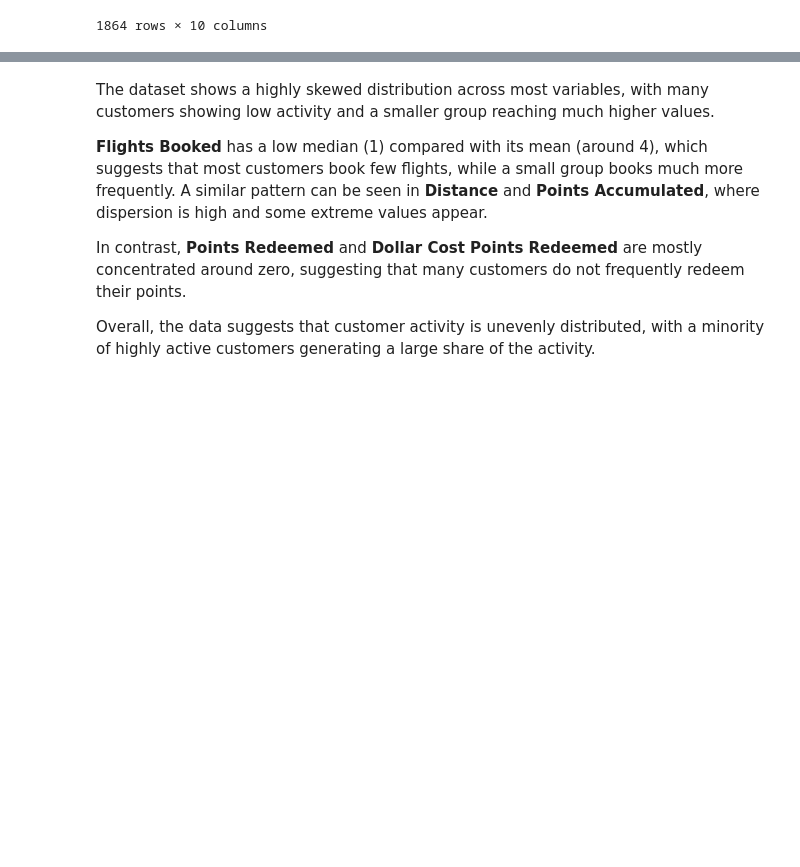
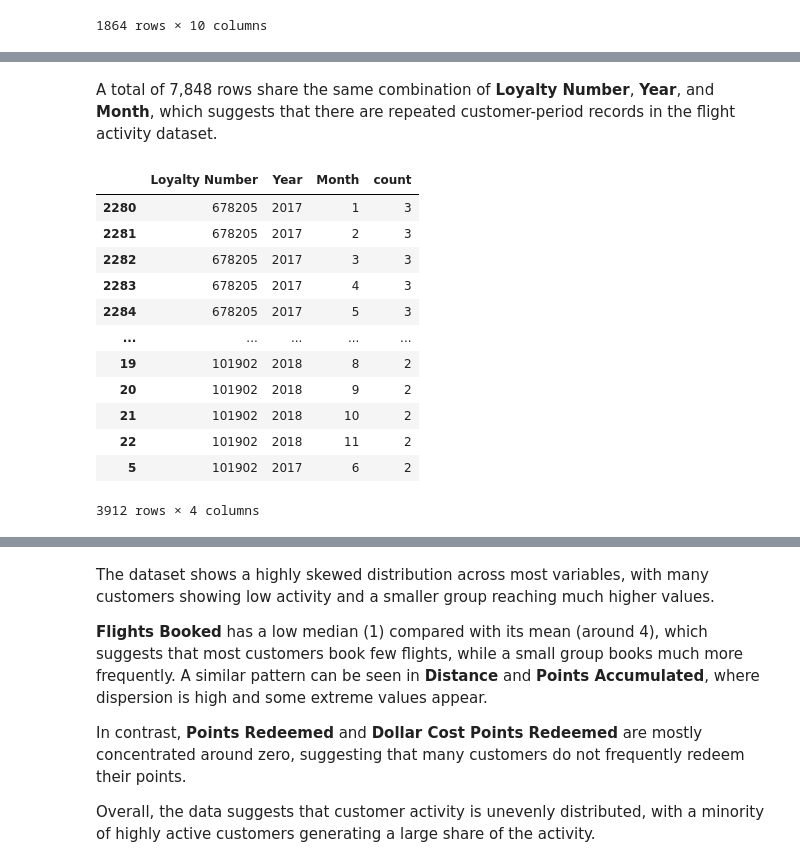
Before and after one commit to Adalab/bda-modulo-3-evaluacion-final-iramana8, a Jupyter notebook: notebooks/01_eda_and_transformation.ipynb, the cells around one changed output, grey strips where cells are left out. Cells and saved outputs as stored; diff of their text form; code cells hidden in the pictures; blank space fills up the shorter version.

```diff
--- a/notebooks/01_eda_and_transformation.ipynb
+++ b/notebooks/01_eda_and_transformation.ipynb
@@ -118,3 +152,23 @@ Customer Flight Activity contains 1864 duplicated entries.
+# %% [markdown]
+A total of 7,848 rows share the same combination of **Loyalty Number**, **Year**, and **Month**, which suggests that there are repeated customer-period records in the flight activity dataset.
+# %%
+# We calculate now how many entries there are per combination of Loyalty Number, Year and Month
+
+duplicates_period.groupby(["Loyalty Number", "Year", "Month"]).size().reset_index(name="count").sort_values("count", ascending=False)
+# %% [output]
+|  | Loyalty Number | Year | Month | count |
+| 2280 | 678205 | 2017 | 1 | 3 |
+| 2281 | 678205 | 2017 | 2 | 3 |
+| 2282 | 678205 | 2017 | 3 | 3 |
+| 2283 | 678205 | 2017 | 4 | 3 |
+| 2284 | 678205 | 2017 | 5 | 3 |
+| ... | ... | ... | ... | ... |
+| 19 | 101902 | 2018 | 8 | 2 |
+| 20 | 101902 | 2018 | 9 | 2 |
+| 21 | 101902 | 2018 | 10 | 2 |
+| 22 | 101902 | 2018 | 11 | 2 |
+| 5 | 101902 | 2017 | 6 | 2 |
+3912 rows × 4 columns
 # %%
 # Descriptive statistics for the (numeric) variables in the first dataset
 
```
Also changed, not shown: parts of 31 cells of this notebook, 2 other files.
